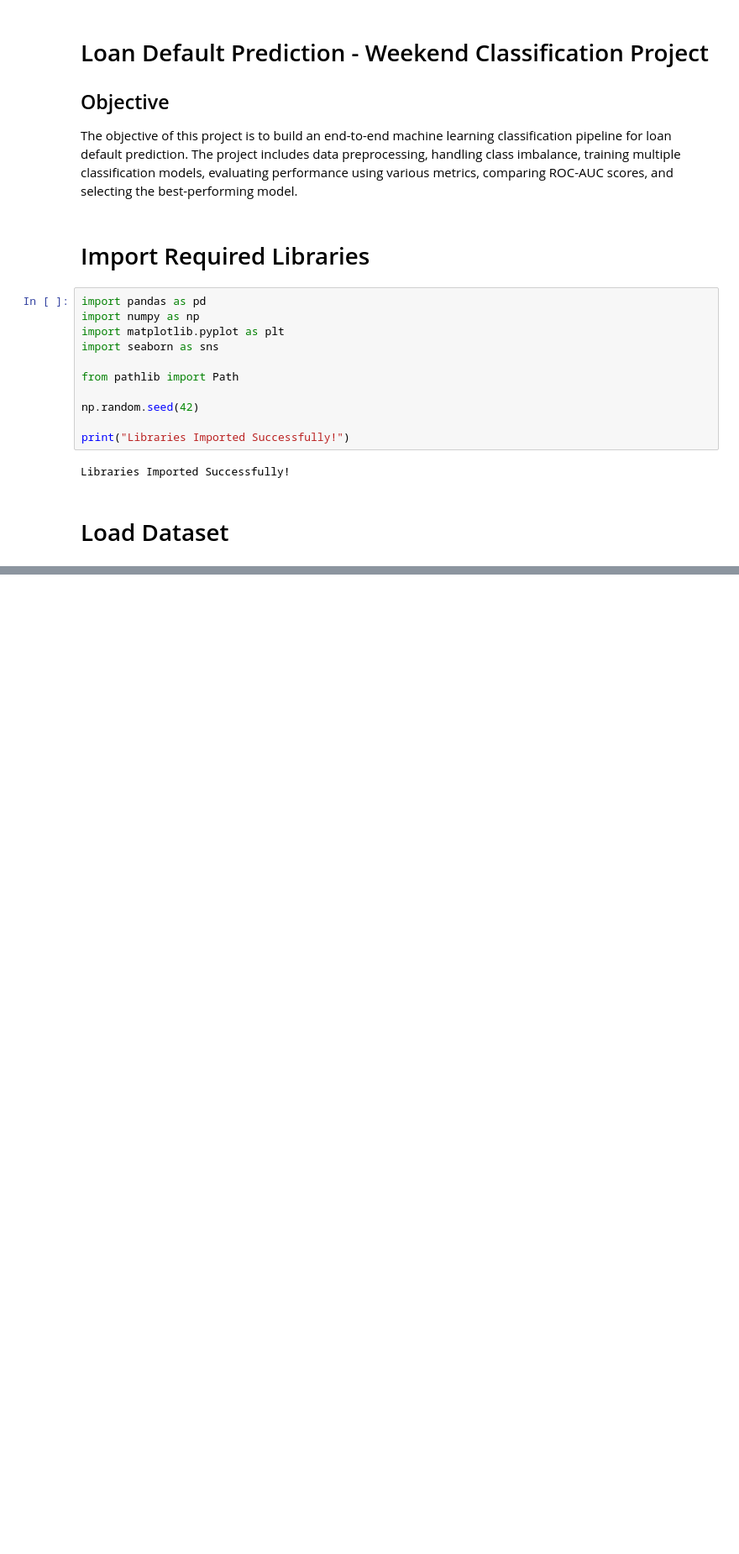
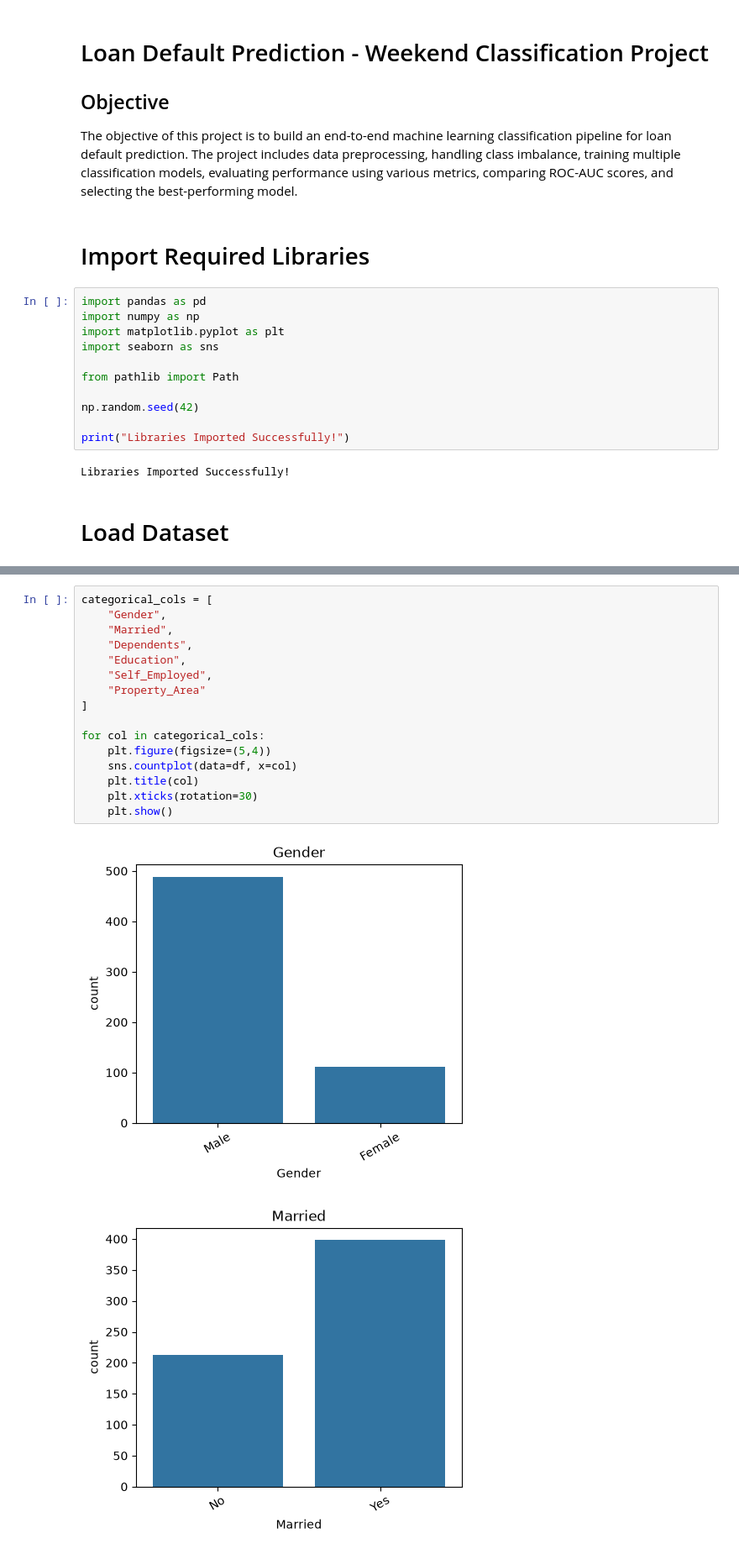
Before and after one commit to ahmedali2155/ProSensia-AI-ML-Internship, a Jupyter notebook: Day 10/Loan_Default_Prediction.ipynb, the cells around one changed output, grey strips where cells are left out. Shown at 84% size. Cells and saved outputs as stored; diff of their text form; blank space fills up the shorter version.

```diff
--- a/Day 10/Loan_Default_Prediction.ipynb
+++ b/Day 10/Loan_Default_Prediction.ipynb
@@ -33,0 +137,19 @@ FileNotFoundError: [Errno 2] No such file or directory: 'd:\\VS Code\\ProSensia-
+# %%
+categorical_cols = [
+    "Gender",
+    "Married",
+    "Dependents",
+    "Education",
+    "Self_Employed",
+    "Property_Area"
+]
+
+for col in categorical_cols:
+    plt.figure(figsize=(5,4))
+    sns.countplot(data=df, x=col)
+    plt.title(col)
+    plt.xticks(rotation=30)
+    plt.show()
+# %% [output]
+[figure, added]
+[figure, added]
```
Also changed, not shown: parts of 29 cells of this notebook.
